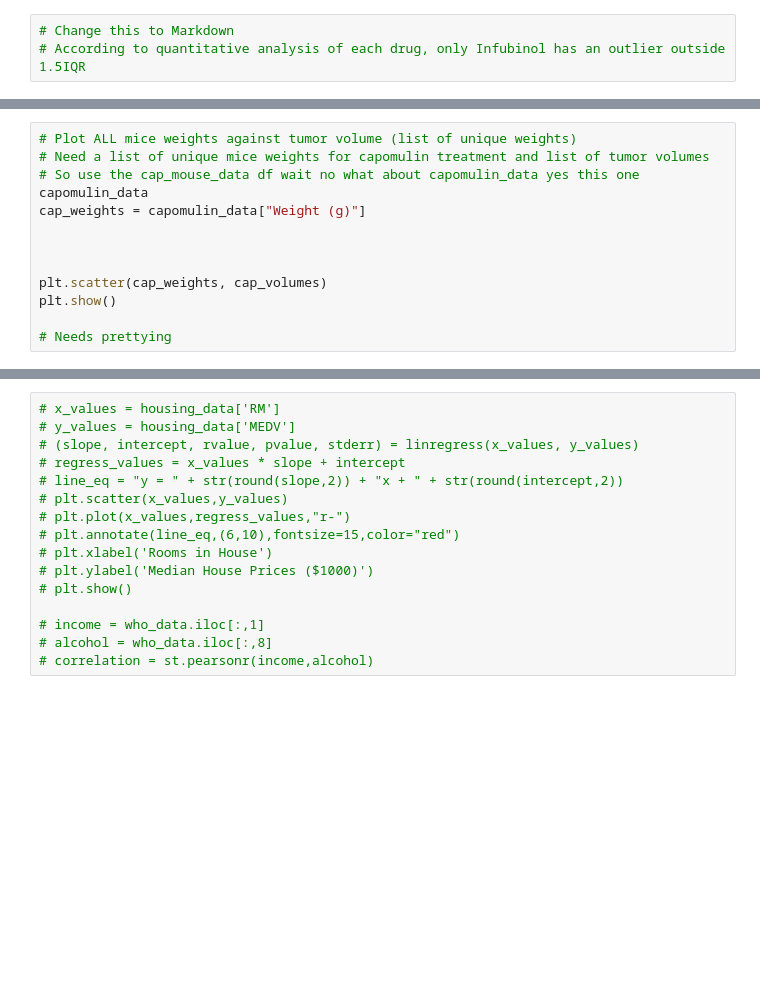
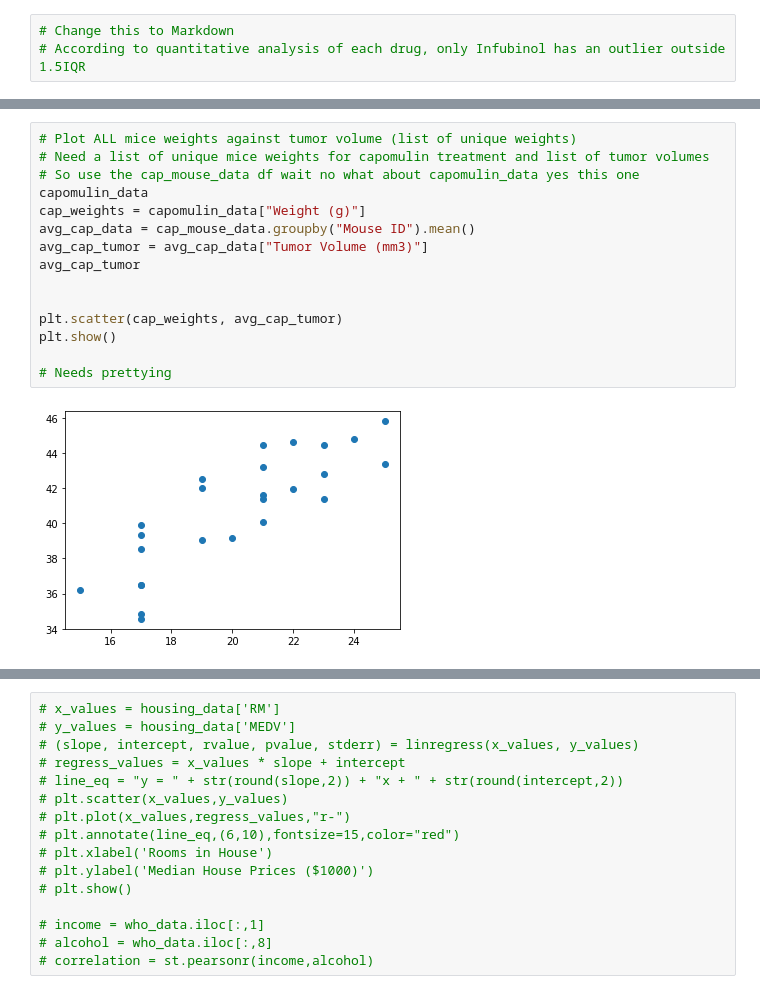
Before and after one commit to mel-c-lowe/MatPlotLib_Homework_05, a Jupyter notebook: Pymaceuticals.ipynb, the cells around one changed output, grey strips where cells are left out. Saved outputs shown, nothing was run; the diff lists cells and outputs as text; blank space fills up the shorter version.

```diff
--- a/Pymaceuticals.ipynb
+++ b/Pymaceuticals.ipynb
@@ -394,16 +487,20 @@ plt.plot(timepoint, tumor_volume, "bo")
 # %%
 # Plot ALL mice weights against tumor volume (list of unique weights)
 # Need a list of unique mice weights for capomulin treatment and list of tumor volumes
 # So use the cap_mouse_data df wait no what about capomulin_data yes this one
 capomulin_data
 cap_weights = capomulin_data["Weight (g)"]
+avg_cap_data = cap_mouse_data.groupby("Mouse ID").mean()
+avg_cap_tumor = avg_cap_data["Tumor Volume (mm3)"]
+avg_cap_tumor
 
 
-
-plt.scatter(cap_weights, cap_volumes)
+plt.scatter(cap_weights, avg_cap_tumor)
 plt.show()
 
 # Needs prettying
+# %% [output]
+[figure, added]
 # %%
 # Calculate correlation coefficient and linear regression for weight and average tumor volume
 # cap_avg_tumor = capomulin_data["Tumor Volume (mm3)"].mean()
```
Also changed, not shown: parts of 20 cells of this notebook.
